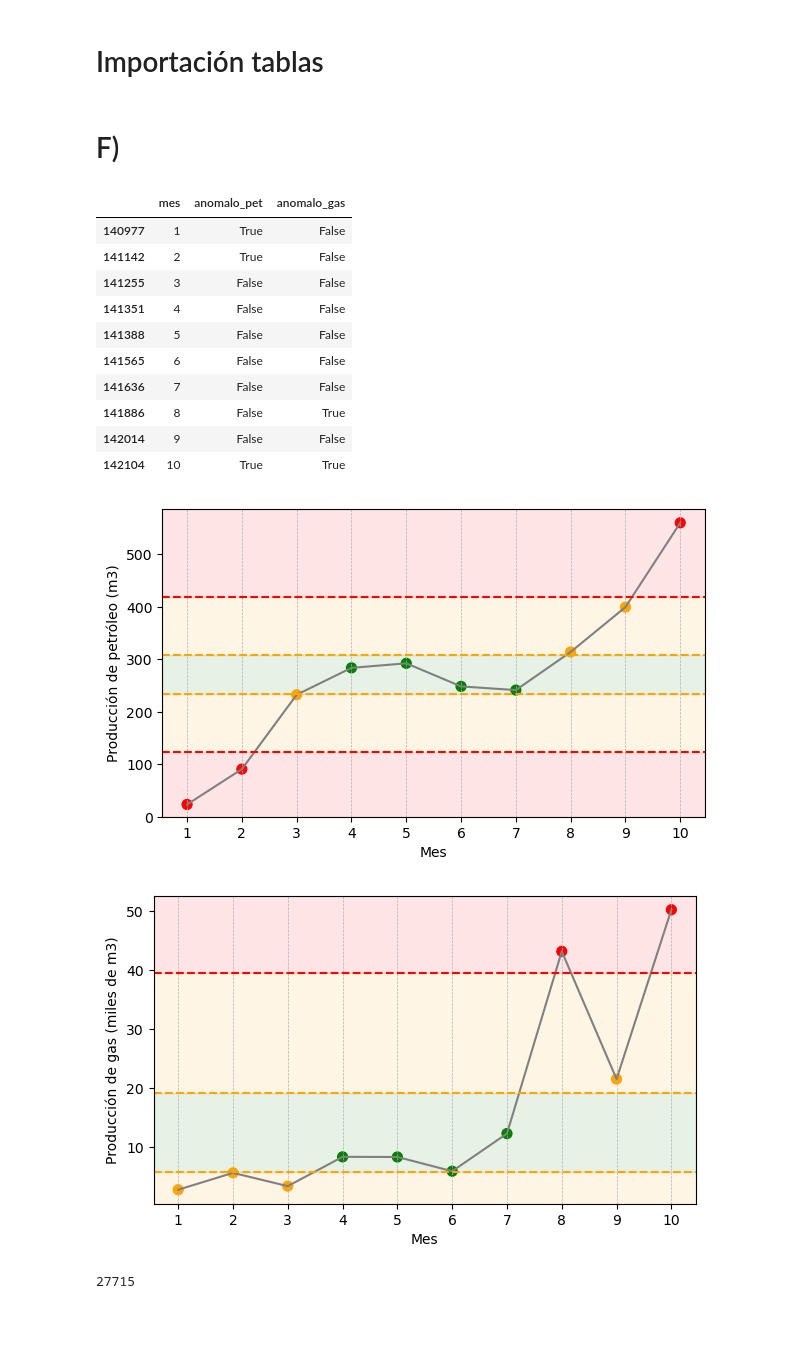
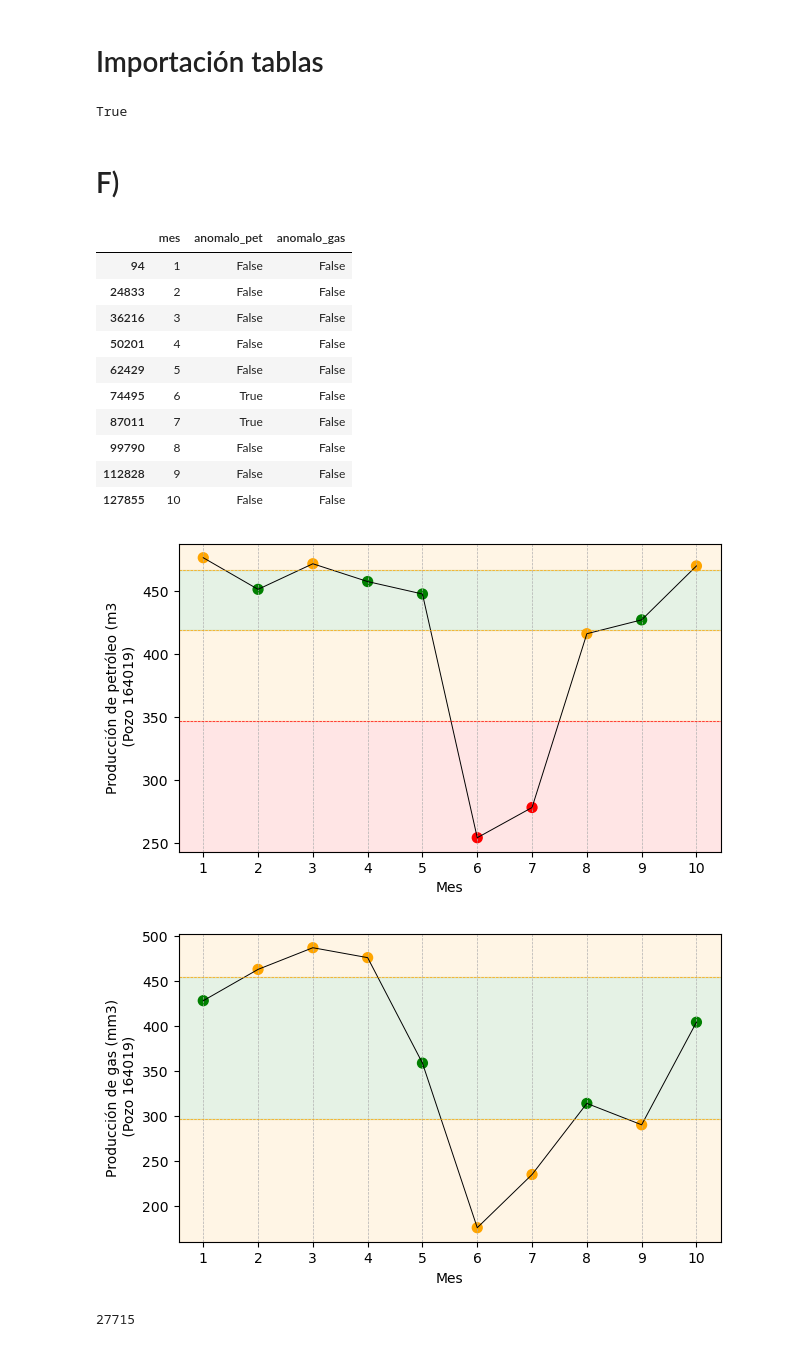
Before and after one commit to tiagoscalise3/calidad_tp2, a Jupyter notebook: casos-anomalos.ipynb, the cells around one changed output. Saved outputs shown, nothing was run; the diff lists cells and outputs as text; code cells hidden in the pictures; blank space fills up the shorter version.

```diff
--- a/casos-anomalos.ipynb
+++ b/casos-anomalos.ipynb
@@ -8,8 +8,13 @@ from matplotlib.ticker import FuncFormatter
 # %% [markdown]
 # Importación tablas
 # %%
+pozos = pd.read_csv("pozos-limpios.csv")
 produccion = pd.read_csv("prod-no-nula.csv")
-pozos = pd.read_csv("pozos-con-geo-info.csv")
+produccion = produccion[produccion['idpozo'].isin(pozos['idpozo'])]
+
+len(produccion['idpozo'].unique()) == len(pozos['idpozo'].unique())
+# %% [output]
+True
 # %% [markdown]
 # F)
 # %%
@@ -38,19 +43,19 @@ def pozo_outliers (df, id_pozo, plot):
 
         fig, ax = plt.subplots(figsize=(7,4))
 
-        ax.plot(meses['mes'], meses['prod_pet'], color='gray')
+        ax.plot(meses['mes'], meses['prod_pet'], color='black', linewidth=0.7)
         ax.set_ylim(ymin=max(0,ax.get_ylim()[0]) , ymax=ax.get_ylim()[1])
 
-        ax.axhline(y=bigote_sup, linestyle='--', color='red')
+        ax.axhline(y=bigote_sup, linestyle='--', color='red', linewidth=0.5)
         ax.axhspan(bigote_sup, ax.get_ylim()[1], color='red', alpha=0.1)
 
-        ax.axhline(y=bigote_inf, linestyle='--', color='red')
+        ax.axhline(y=bigote_inf, linestyle='--', color='red', linewidth=0.5)
         ax.axhspan(ax.get_ylim()[0], bigote_inf, color='red', alpha=0.1)
 
-        ax.axhline(y=Q1, linestyle='--', color='orange')
+        ax.axhline(y=Q1, linestyle='--', color='orange', linewidth=0.5)
         ax.axhspan(bigote_inf, Q1, color='orange', alpha=0.1)
 
-        ax.axhline(y=Q3, linestyle='--', color='orange')
+        ax.axhline(y=Q3, linestyle='--', color='orange', linewidth=0.5)
         ax.axhspan(Q3, bigote_sup, color='orange', alpha=0.1)
 
         ax.axhspan(Q1, Q3, color='green', alpha=0.1)
@@ -59,7 +64,7 @@ def pozo_outliers (df, id_pozo, plot):
         ax.scatter(meses['mes'], meses['prod_pet'], c=meses['color'], alpha=1, s=50)
         ax.set(xticks=meses['mes'])
         ax.set_xlabel('Mes')
-        ax.set_ylabel('Producción de petróleo (m3)')
+        ax.set_ylabel(f'Producción de petróleo (m3\n (Pozo {id_pozo})')
 
     # Cuartiles Gas
     Q1 = np.percentile(meses['prod_gas'], 25)
@@ -74,28 +79,27 @@ def pozo_outliers (df, id_pozo, plot):
         def formatter(x, pos):
             return f'{x:,.0f}'
 
-        colores = ['red', 'yellow', 'green']
+        colores = ['red', 'orange', 'green']
         condiciones = [(meses['prod_gas'] < bigote_inf) | (meses['prod_gas'] > bigote_sup),
                        (meses['prod_gas'] >= bigote_inf) & (meses['prod_gas'] <= bigote_sup) & ((meses['prod_gas'] < Q1) | (meses['prod_gas'] > Q3)),
                        (meses['prod_gas'] >= Q1) & (meses['prod_gas'] <= Q3)]
-        colores = ['red', 'orange', 'green']
         meses['color'] = np.select(condiciones, colores, default='gray')
 
         fig, ax = plt.subplots(figsize=(7,4))
 
-        ax.plot(meses['mes'], meses['prod_gas'], color='gray')
+        ax.plot(meses['mes'], meses['prod_gas'], color='black', linewidth=0.7)
         ax.set_ylim(ymin=max(0,ax.get_ylim()[0]), ymax=ax.get_ylim()[1])
 
-        ax.axhline(y=bigote_sup, linestyle='--', color='red')
+        ax.axhline(y=bigote_sup, linestyle='--', color='red', linewidth=0.5)
         ax.axhspan(bigote_sup, ax.get_ylim()[1], color='red', alpha=0.1)
 
-        ax.axhline(y=bigote_inf, linestyle='--', color='red')
+        ax.axhline(y=bigote_inf, linestyle='--', color='red', linewidth=0.5)
         ax.axhspan(ax.get_ylim()[0], bigote_inf, color='red', alpha=0.1)
 
-        ax.axhline(y=Q1, linestyle='--', color='orange')
+        ax.axhline(y=Q1, linestyle='--', color='orange', linewidth=0.5)
         ax.axhspan(bigote_inf, Q1, color='orange', alpha=0.1)
 
-        ax.axhline(y=Q3, linestyle='--', color='orange')
+        ax.axhline(y=Q3, linestyle='--', color='orange', linewidth=0.5)
         ax.axhspan(Q3, bigote_sup, color='orange', alpha=0.1)
 
         ax.axhspan(Q1, Q3, color='green', alpha=0.1)
@@ -104,25 +108,25 @@ def pozo_outliers (df, id_pozo, plot):
         ax.scatter(meses['mes'], meses['prod_gas'], c=meses['color'], alpha=1, s=50)
         ax.set(xticks=meses['mes'])
         ax.set_xlabel('Mes')
-        ax.set_ylabel('Producción de gas (miles de m3)')
+        ax.set_ylabel(f'Producción de gas (mm3)\n (Pozo {id_pozo})')
 
     return meses[['mes', 'anomalo_pet', 'anomalo_gas']]
 # %%
-pozo_outliers(produccion, 147021, True)
+pozo_outliers(produccion, 164019, True)
 # %% [output]
 |  | mes | anomalo_pet | anomalo_gas |
-| 140977 | 1 | True | False |
-| 141142 | 2 | True | False |
-| 141255 | 3 | False | False |
-| 141351 | 4 | False | False |
-| 141388 | 5 | False | False |
-| 141565 | 6 | False | False |
-| 141636 | 7 | False | False |
-| 141886 | 8 | False | True |
-| 142014 | 9 | False | False |
-| 142104 | 10 | True | True |
+| 94 | 1 | False | False |
+| 24833 | 2 | False | False |
+| 36216 | 3 | False | False |
+| 50201 | 4 | False | False |
+| 62429 | 5 | False | False |
+| 74495 | 6 | True | False |
+| 87011 | 7 | True | False |
+| 99790 | 8 | False | False |
+| 112828 | 9 | False | False |
+| 127855 | 10 | False | False |
-[figure, old version]
+[figure, new version]
-[figure, old version]
+[figure, new version]
 # %%
 def outliers (produccion, rango):
     outliers_pet = {}
```
Also changed, not shown: parts of 29 cells of this notebook.
